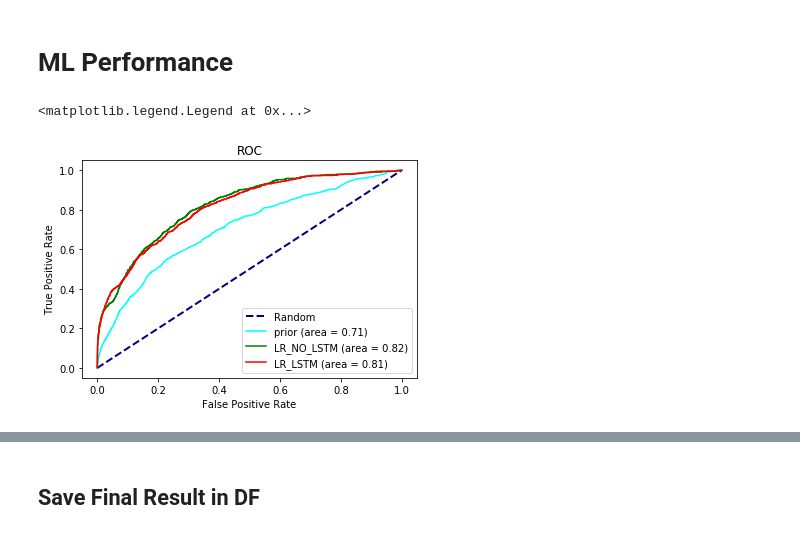
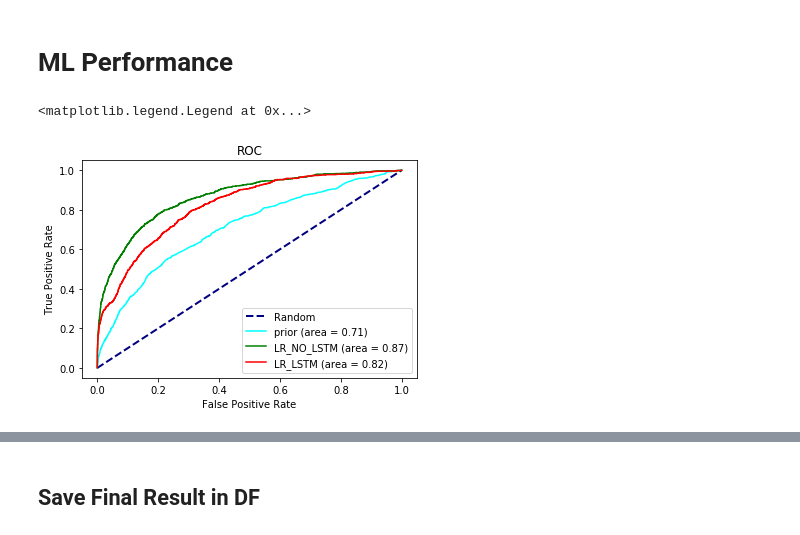
Before and after one commit to greenelab/snorkeling, a Jupyter notebook: All_Relationships/9.entity_prediction.ipynb, the cells around one changed output, grey strips where cells are left out. Drawn from its saved outputs; the diff is of its cells as text; code cells hidden in the pictures.

```diff
--- a/All_Relationships/9.entity_prediction.ipynb
+++ b/All_Relationships/9.entity_prediction.ipynb
@@ -108,16 +118,12 @@ lr_grid = {'C':np.linspace(1, 100, num=100)}
 
 # Train on data without LSTM input
 lstm_features = [
-    "avg_marginal", "lstm_marginal_0_quantile",
-    "lstm_marginal_20_quantile","lstm_marginal_40_quantile",
-    "lstm_marginal_60_quantile", "lstm_marginal_80_quantile",
+    "lstm_avg_marginal"
 ]
-
 
 tempX = X[[col for col in X.columns if col not in lstm_features]]
 tempX = tempX.append(X_dev[[col for col in X_dev.columns if col not in lstm_features]])
 
-final_model = GridSearchCV(lr, lr_grid, cv=10, n_jobs=3, scoring='roc_auc')
-final_model.fit(tempX, Y.append(Y_dev))
-final_models.append(final_model)
+transformed_tempX = no_lstm_normalizer.fit_transform(tempX)
+transformed_X = lstm_normalizer.fit_transform(X.append(X_dev))
 # %% [output]
@@ -125,0 +132,6 @@ Wall time: 2min 49s
+# %%
+%%time
+
+final_model = GridSearchCV(lr, lr_grid, cv=10, n_jobs=3, scoring='roc_auc', return_train_score=True)
+final_model.fit(transformed_tempX, Y.append(Y_dev))
+final_models.append(final_model)
@@ -127,7 +142,7 @@ Wall time: 2min 49s
 %%time
 
 # Train on data with LSTM input
-final_model = GridSearchCV(lr, lr_grid, cv=10, n_jobs=3)
-final_model.fit(X.append(X_dev), Y.append(Y_dev))
+final_model = GridSearchCV(lr, lr_grid, cv=10, n_jobs=3, scoring='roc_auc', return_train_score=True)
+final_model.fit(transformed_X, Y.append(Y_dev))
 final_models.append(final_model)
 # %% [output]
@@ -203,31 +212,34 @@ sns.heatmap(feature_corr_mat, cmap="viridis")
 # %% [markdown]
 # ML Performance
+# %%
+transformed_tempX_test = no_lstm_normalizer.transform(X_test[[col for col in X.columns if col not in lstm_features]])
+transformed_X_test = lstm_normalizer.transform(X_test)
 # %%
 colors = ["green","red"]
 labels = ["LR_NO_LSTM","LR_LSTM"]
 # %%
 plt.plot([0, 1], [0, 1], color='navy', lw=2, linestyle='--', label="Random")
 
 # Plot the p_values log transformed
 fpr, tpr, thresholds= roc_curve(Y_test, X_test["prior_perm"])
 model_auc = auc(fpr, tpr)
 plt.plot(fpr, tpr, color='cyan', label="{} (area = {:0.2f})".format("prior", model_auc))
 
-fpr, tpr, thresholds= roc_curve(Y_test, final_models[0].predict_proba(X_test[[col for col in X.columns if col not in lstm_features]])[:,1])
+fpr, tpr, thresholds= roc_curve(Y_test, final_models[0].predict_proba(transformed_tempX_test)[:,1])
 model_auc = auc(fpr, tpr)
 plt.plot(fpr, tpr, color=colors[0], label="{} (area = {:0.2f})".format(labels[0], model_auc))
 
-fpr, tpr, thresholds= roc_curve(Y_test, final_models[1].predict_proba(X_test)[:,1])
+fpr, tpr, thresholds= roc_curve(Y_test, final_models[1].predict_proba(transformed_X_test)[:,1])
 model_auc = auc(fpr, tpr)
 plt.plot(fpr, tpr, color=colors[1], label="{} (area = {:0.2f})".format(labels[1], model_auc))
 
 plt.xlabel('False Positive Rate')
 plt.ylabel('True Positive Rate')
 plt.title('ROC')
 plt.legend(loc="lower right")
 # %% [output]
 <matplotlib.legend.Legend at 0x...>
-[figure, old version]
+[figure, new version]
 # %%
 plt.figure()
 
```
Also changed, not shown: parts of 13 cells of this notebook, 1 other file.
